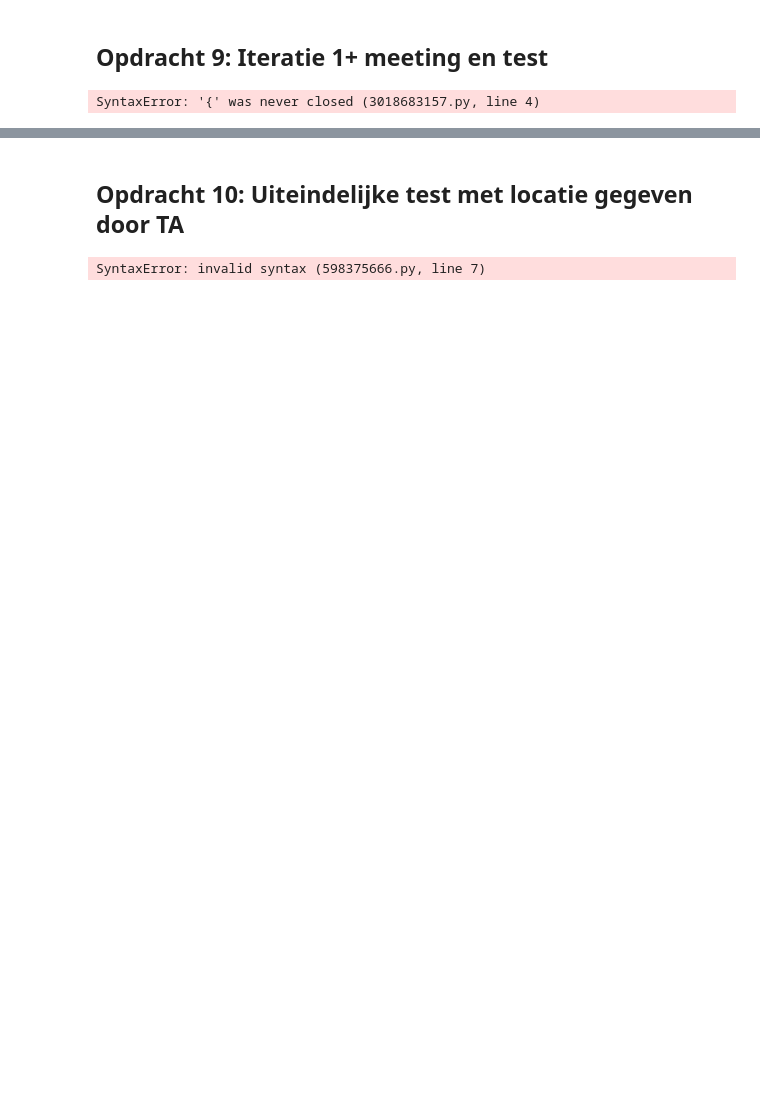
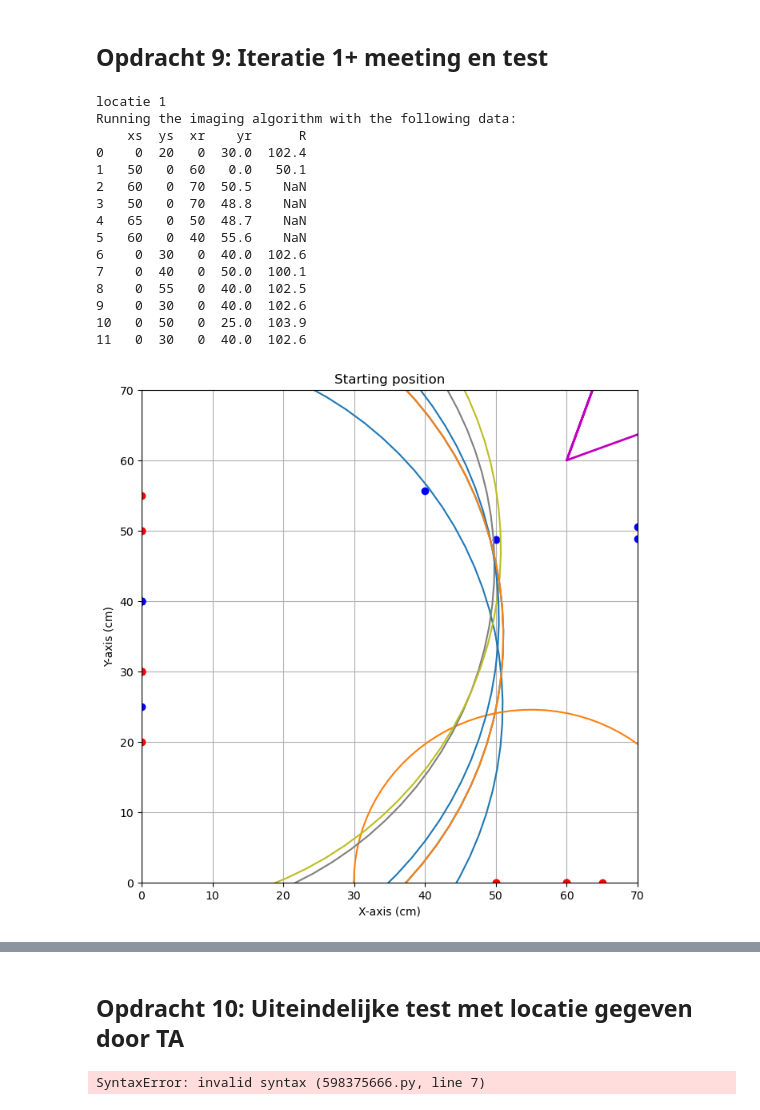
Before and after one commit to elinedeiters-blip/opdrachten-DEF-D, a Jupyter notebook: FysiekeOntwerpopdrachten/4OntwerpEenAlgoritmeEchoAkoestisch/DEFOntwerpopdracht4AlgoritmeInvulTemplate.ipynb, the cells around one changed output, grey strips where cells are left out. Drawn from its saved outputs; the diff is of its cells as text; code cells hidden in the pictures; blank space fills up the shorter version.

```diff
--- a/FysiekeOntwerpopdrachten/4OntwerpEenAlgoritmeEchoAkoestisch/DEFOntwerpopdracht4AlgoritmeInvulTemplate.ipynb
+++ b/FysiekeOntwerpopdrachten/4OntwerpEenAlgoritmeEchoAkoestisch/DEFOntwerpopdracht4AlgoritmeInvulTemplate.ipynb
@@ -231,55 +377,97 @@ Figuur: ![Alt](tudelftLogo.png)
 # Voeg hier je meetgegevens van deze iteratie in:
 
 # Vul onderstaande in met jullie gekozen locaties van het reflecterende papier.
-targets = {'locatie 1':{'x0':#zelf aanvullen,
-                    'y0':#zelf aanvullen,
-                    'alpha' : #zelf aanvullen,
-                    'beta' : #zelf aanvullen},
-           'locatie 2':{'x0':#zelf aanvullen,
-                    'y0':#zelf aanvullen,
-                    'alpha' : #zelf aanvullen,
-                    'beta' : #zelf aanvullen}
-            }
+targets = {'locatie 1':{'x0': 50,
+                    'y0':28.5,
+                    'alpha' : -25,
+                    'beta' : -4},
+           'locatie 2':{'x0': 22.5,#zelf aanvullen,
+                    'y0': 43.5,#zelf aanvullen,
+                    'alpha' : -19, #zelf aanvullen,
+                    'beta' : -55 #zelf aanvullen}
+            }}
 
 
 # Vul onderstaande matrixen aan met je gemeten meetgegevens.
 
 data ={'locatie 1' :  pd.DataFrame(columns=["xs", "ys", "xr", "yr", "R"], data=[
-    # zelf aanvullen
+    #[0,0,0,10,197.3] ONGELDIG,
+    #[0,10,0,20,112.3]ONGELDIG,
+    [0,20,0,30,102.4], #nu naar de x-as
+    [50,0,60,0,50.1],
+    [60,0,70,50.5],
+    [50,0,70,48.8],#extra metingen voor nauwkeurigheid
+    [65,0,50,48.7],
+    [60,0,40,55.6],
+    [0,30,0,40,102.6],#extra metingen voor nauwkeurigheid op y-as
+    [0,40,0,50,100.1],
+    [0,55,0,40,102.5],
+    [0,30,0,40,102.6],
+    [0,50,0,25,103.9],
+    [0,30,0,40,102.6]
     ]),
        'locatie 2' : pd.DataFrame(columns=["xs", "ys", "xr", "yr", "R"], data=[
-    # zelf aanvullen
+    [10,0,20,0,86.7], #geldig, dus nu naar de y-as
+    #[40,0,50,0] ongeldig door hoek,
+    #[50,0,60,30] ongeldig door hoek,
+    [50,0,70,0,66.3],
+    [60,0,70,67.8],
+    [70,0,55,66.1],#extra metingen voor nauwkeurigheid op y as
+    [65,0,55,63.4],
+    [60,0,40,55.6],
+    [0,30,0,20,81.9],#terug naar x-as
+    [0,40,0,20,85.5],
+    [0,40,0,10,84.8],
+    [0,30,0,0,91.9],
+    [0,0,0,50,95.4],
+    [0,25,0,35,83.4]
     ])
+
       }
 
 
 # Hier runnen we het imaging algoritme:
 resultaat = dict()
 
 for locatie in targets:
     print(locatie)
     resultaat[locatie] = imagingDEF.imagingDEF(data[locatie])
     print(resultaat[locatie])
 
 
 # en hier laten we de resultaten als text zien.
 for locatie in targets:
     txt='{naam} \r\nx0 target is : {x0Target:.1f}. Gevonden waarde: {x0:.1f} cm met een standaardafwijking van {x0_eps:.1f} cm \r\n'
     txt = txt + 'y0 target is : {y0Target:.1f}. Gevonden waarde: {y0:.1f} cm met een standaardafwijking van {y0_eps:.1f} cm \r\n'
     txt = txt + 'alpha target is : {alphaTarget:.1f}. Gevonden waarde: {alpha:.1f} graden met een standaardafwijking van {alpha_eps:.1f} graad \r\n'
     txt = txt + 'beta target is : {betaTarget:.1f}. Gevonden waarde: {beta:.1f} graden met een standaardafwijking van {beta_eps:.1f} graad \r\n'
     print(txt.format(naam = locatie,
                      x0Target=targets[locatie]['x0'],
                      x0=resultaat[locatie]['x0'],
                      x0_eps=resultaat[locatie]['x0_eps'],
                      y0Target=targets[locatie]['y0'],
                      y0=resultaat[locatie]['y0'],
                      y0_eps=resultaat[locatie]['y0_eps'],
                      alphaTarget=targets[locatie]['alpha'],
                      alpha=resultaat[locatie]['alpha'],
                      alpha_eps=resultaat[locatie]['alpha_eps'],
                      betaTarget=targets[locatie]['beta'],
                      beta=resultaat[locatie]['beta'],
                      beta_eps=resultaat[locatie]['beta_eps']))
 # %% [output]
-SyntaxError: '{' was never closed (3018683157.py, line 4)
+locatie 1
+Running the imaging algorithm with the following data:
+    xs  ys  xr    yr      R
+0    0  20   0  30.0  102.4
+1   50   0  60   0.0   50.1
+2   60   0  70  50.5    NaN
+3   50   0  70  48.8    NaN
+4   65   0  50  48.7    NaN
+5   60   0  40  55.6    NaN
+6    0  30   0  40.0  102.6
+7    0  40   0  50.0  100.1
+8    0  55   0  40.0  102.5
+9    0  30   0  40.0  102.6
+10   0  50   0  25.0  103.9
+11   0  30   0  40.0  102.6
+[figure, added]
```
Also changed, not shown: parts of 8 cells of this notebook.
